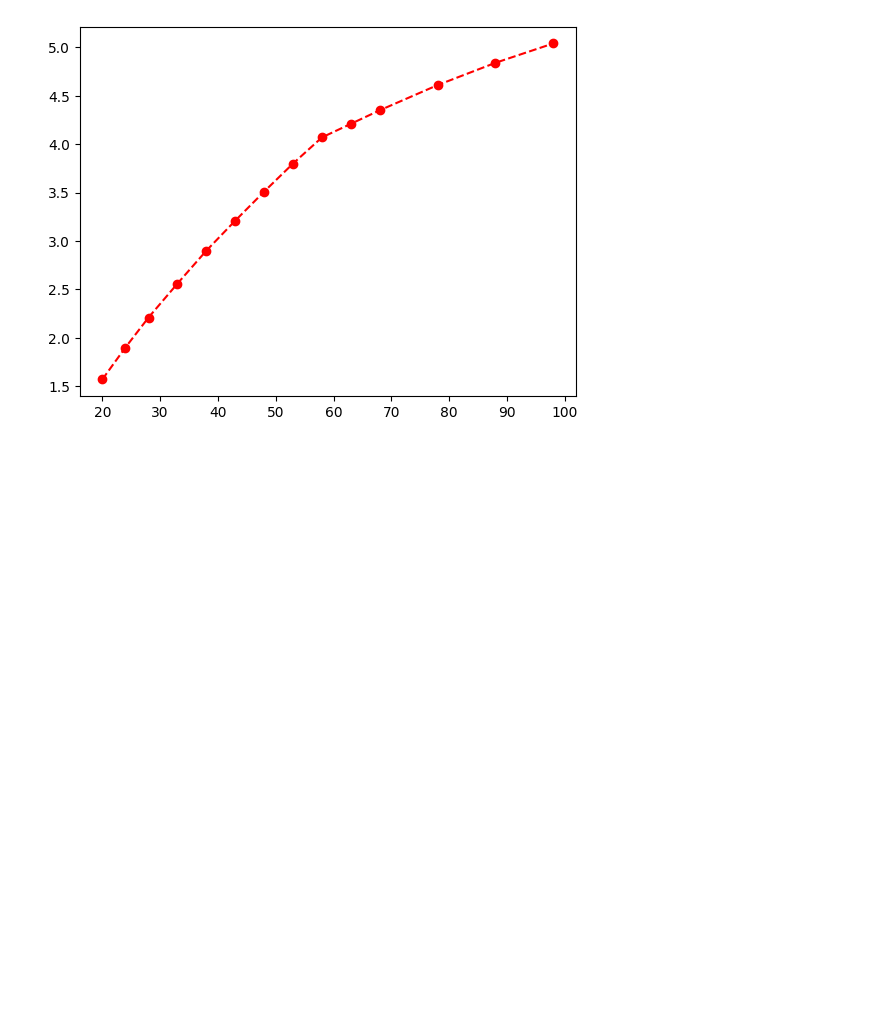
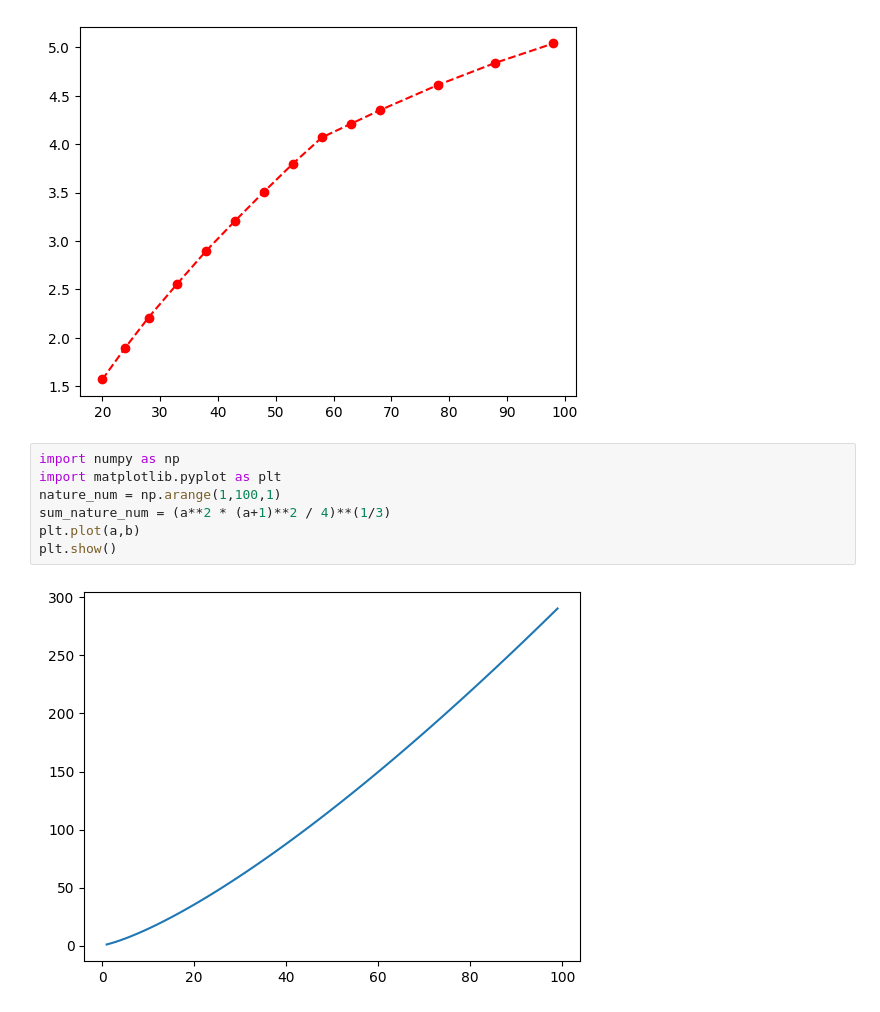
Before and after one commit to GUO-Liping/scientific-tools, a Jupyter notebook: temp_test.ipynb, the cells around one changed output. Saved outputs shown, nothing was run; the diff lists cells and outputs as text; blank space fills up the shorter version.

```diff
--- a/temp_test.ipynb
+++ b/temp_test.ipynb
@@ -182,3 +182,12 @@ plt.plot(df.iloc[2, 2:],df.iloc[3, 2:], marker='o', linestyle='--', color='r')
 plt.show()
 # %% [output]
 [figure]
+# %%
+import numpy as np
+import matplotlib.pyplot as plt
+nature_num = np.arange(1,100,1)
+sum_nature_num = (a**2 * (a+1)**2 / 4)**(1/3)
+plt.plot(a,b)
+plt.show()
+# %% [output]
+[figure, added]
```
Also changed, not shown: 1 other file.
